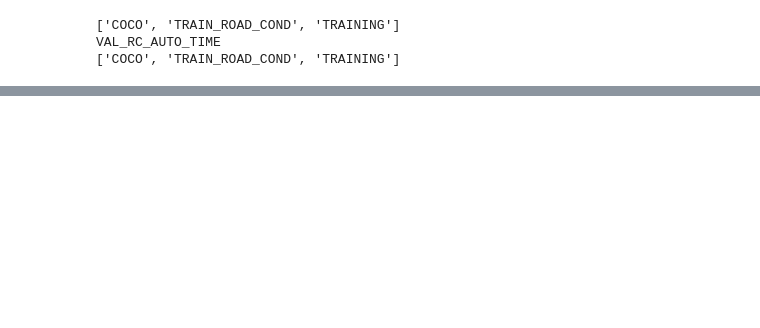
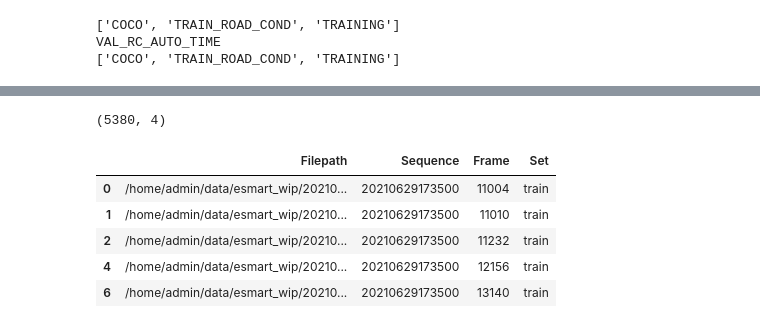
Before and after one commit to Seeeeeyo/yolov5_multitask, a Jupyter notebook: notebooks/Fiftyone - Split DataSet - Many Approaches.ipynb, the cells around one changed output, grey strips where cells are left out. Cells and saved outputs as stored; diff of their text form; code cells hidden in the pictures; blank space fills up the shorter version.

```diff
--- a/notebooks/Fiftyone - Split DataSet - Many Approaches.ipynb
+++ b/notebooks/Fiftyone - Split DataSet - Many Approaches.ipynb
@@ -273,0 +496,11 @@ VAL_RC_AUTO_TIME
+# %%
+print(rand_train_set.shape)
+rand_train_set.head()
+# %% [output]
+(5380, 4)
+|  | Filepath | Sequence | Frame | Set |
+| 0 | /home/admin/data/esmart_wip/20210... | 20210629173500 | 11004 | train |
+| 1 | /home/admin/data/esmart_wip/20210... | 20210629173500 | 11010 | train |
+| 2 | /home/admin/data/esmart_wip/20210... | 20210629173500 | 11232 | train |
+| 4 | /home/admin/data/esmart_wip/20210... | 20210629173500 | 12156 | train |
+| 6 | /home/admin/data/esmart_wip/20210... | 20210629173500 | 13140 | train |
```
Also changed, not shown: parts of 40 cells of this notebook, 1 other file.
